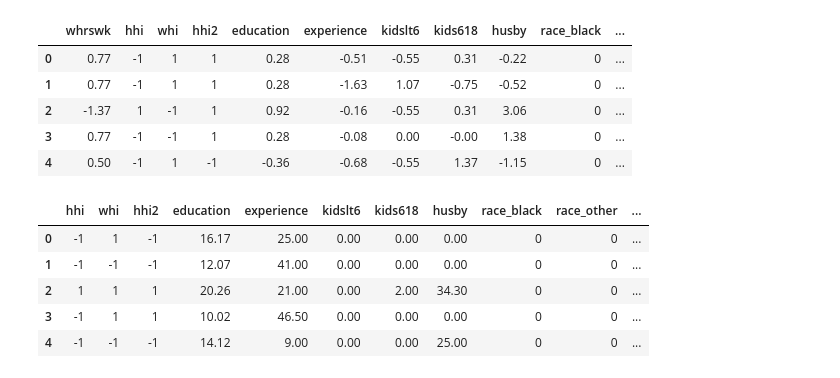
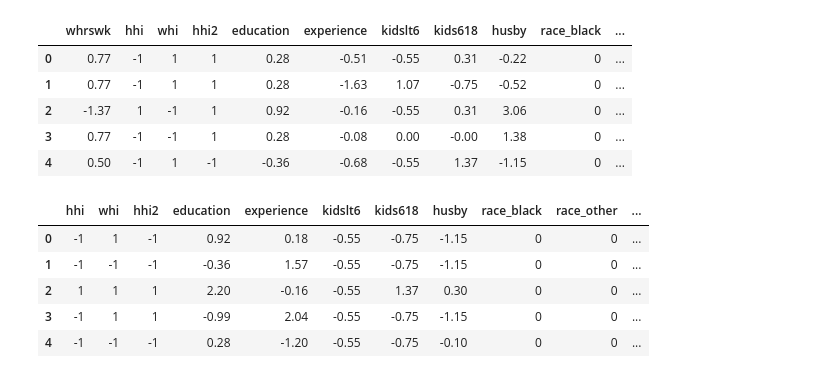
Before and after one commit to Yan-Tavares/ML_Projects, a Jupyter notebook: Final Project/Yan_code.ipynb, the cells around one changed output. Saved outputs shown, nothing was run; the diff lists cells and outputs as text; code cells hidden in the pictures.

```diff
--- a/Final Project/Yan_code.ipynb
+++ b/Final Project/Yan_code.ipynb
@@ -93,6 +92,6 @@ def preprocess_data(df):
 
     return df
 
-df = preprocess_data(df)
-df_autograder = preprocess_data(df_autograder)
+df_pp = preprocess_data(df)
+df_autograder_pp = preprocess_data(df_autograder)
 # %%
@@ -113,3 +112,12 @@ df_autograder.head()
 | 2 | 1 | 1 | 1 | 20.00 | 21.00 | 0.00 | 2.00 | 34.30 | 0 | 0 | ... |
 | 3 | -1 | 1 | 1 | 10.00 | 46.50 | 0.00 | 0.00 | 0.00 | 0 | 0 | ... |
 | 4 | -1 | -1 | -1 | 14.00 | 9.00 | 0.00 | 0.00 | 25.00 | 0 | 0 | ... |
+# %%
+########### Pipeline Configuration ##############
+
+specific_scaling = True
+filter_outliers = True
+
+#Pipeline 1 --> False,False
+#Pipeline 2 --> True,True
+#################################################
@@ -116,24 +126,22 @@ df_autograder.head()
 # %%
-########### Pipeline Configuration ##############
+df_pp_mean = df_pp.mean(axis=0)
+df_pp_std = df_pp.std(axis=0)
 
-scale_data = True
-filter_outliers = True
+Y_mean = df_pp_mean[0]
+Y_std = df_pp_std[0]
 
-#Pipeline 1 --> True,False
-#Pipeline 2 --> True,True
-#################################################
-
-if scale_data:
-    def specific_normalization(df, mean, std, columns_index=[0, 4, 5, 6, 7, 8]):
+if specific_scaling:
+    def scale_specifically(df, mean, std, columns_index=[0, 4, 5, 6, 7, 8]):
+        df_scaled = df.copy()
         for i in range(len(df.columns)):
             if i in columns_index:
-                df.iloc[:, i] = (df.iloc[:, i] - mean.iloc[i]) / std.iloc[i]
-        return df
+                df_scaled.iloc[:, i] = (df_scaled.iloc[:, i] - mean.iloc[i]) / std.iloc[i]
+        return df_scaled
 
-    df_mean = df.mean(axis=0)
-    df_std = df.std(axis=0)
 
-    print(df_mean.drop(columns=['whrswk']))
+    df_scaled = scale_specifically(df_pp, df_pp_mean, df_pp_std, columns_index=[0, 4, 5, 6, 7, 8])
+    df_autograder_scaled = scale_specifically(df_autograder_pp, df_pp_mean.iloc[1:], df_pp_std.iloc[1:], columns_index=[3,4,5,6,7])
 
-    df = specific_normalization(df, df_mean, df_std, columns_index=[0, 4, 5, 6, 7, 8])
-    df_autograder = specific_normalization(df_autograder, df_mean.iloc[1:], df_std.iloc[1:], columns_index=[3,4,5,6,7])
+else:
+    df_scaled = (df_pp - df_pp_mean) / df_pp_std
+    df_autograder_scaled = (df_autograder_pp - df_pp_mean.iloc[1:]) / df_pp_std.iloc[1:]
@@ -167,13 +155,13 @@ df.head()
 | 3 | 0.77 | -1 | -1 | 1 | 0.28 | -0.08 | 0.00 | -0.00 | 1.38 | 0 | ... |
 | 4 | 0.50 | -1 | 1 | -1 | -0.36 | -0.68 | -0.55 | 1.37 | -1.15 | 0 | ... |
 # %%
-df_autograder.head()
+df_autograder_scaled.head()
 # %% [output]
 |  | hhi | whi | hhi2 | education | experience | kidslt6 | kids618 | husby | race_black | race_other | ... |
-| 0 | -1 | 1 | -1 | 16.17 | 25.00 | 0.00 | 0.00 | 0.00 | 0 | 0 | ... |
-| 1 | -1 | -1 | -1 | 12.07 | 41.00 | 0.00 | 0.00 | 0.00 | 0 | 0 | ... |
-| 2 | 1 | 1 | 1 | 20.26 | 21.00 | 0.00 | 2.00 | 34.30 | 0 | 0 | ... |
-| 3 | -1 | 1 | 1 | 10.02 | 46.50 | 0.00 | 0.00 | 0.00 | 0 | 0 | ... |
-| 4 | -1 | -1 | -1 | 14.12 | 9.00 | 0.00 | 0.00 | 25.00 | 0 | 0 | ... |
+| 0 | -1 | 1 | -1 | 0.92 | 0.18 | -0.55 | -0.75 | -1.15 | 0 | 0 | ... |
+| 1 | -1 | -1 | -1 | -0.36 | 1.57 | -0.55 | -0.75 | -1.15 | 0 | 0 | ... |
+| 2 | 1 | 1 | 1 | 2.20 | -0.16 | -0.55 | 1.37 | 0.30 | 0 | 0 | ... |
+| 3 | -1 | 1 | 1 | -0.99 | 2.04 | -0.55 | -0.75 | -1.15 | 0 | 0 | ... |
+| 4 | -1 | -1 | -1 | 0.28 | -1.20 | -0.55 | -0.75 | -0.10 | 0 | 0 | ... |
 # %%
 if filter_outliers:
```
Also changed, not shown: parts of 25 cells of this notebook.
